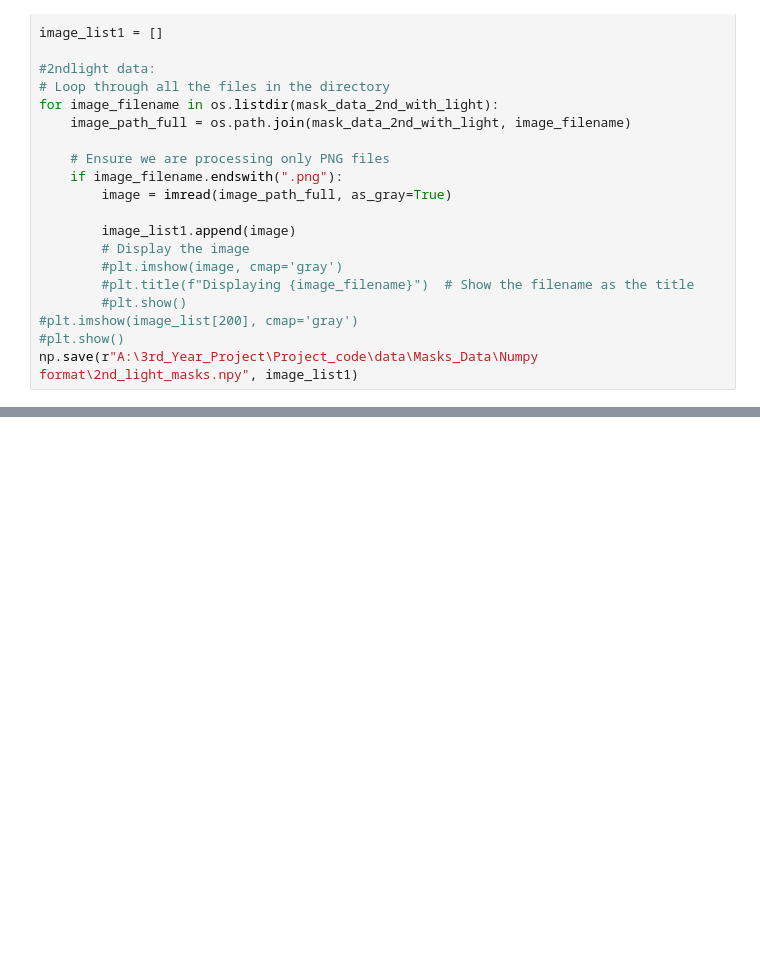
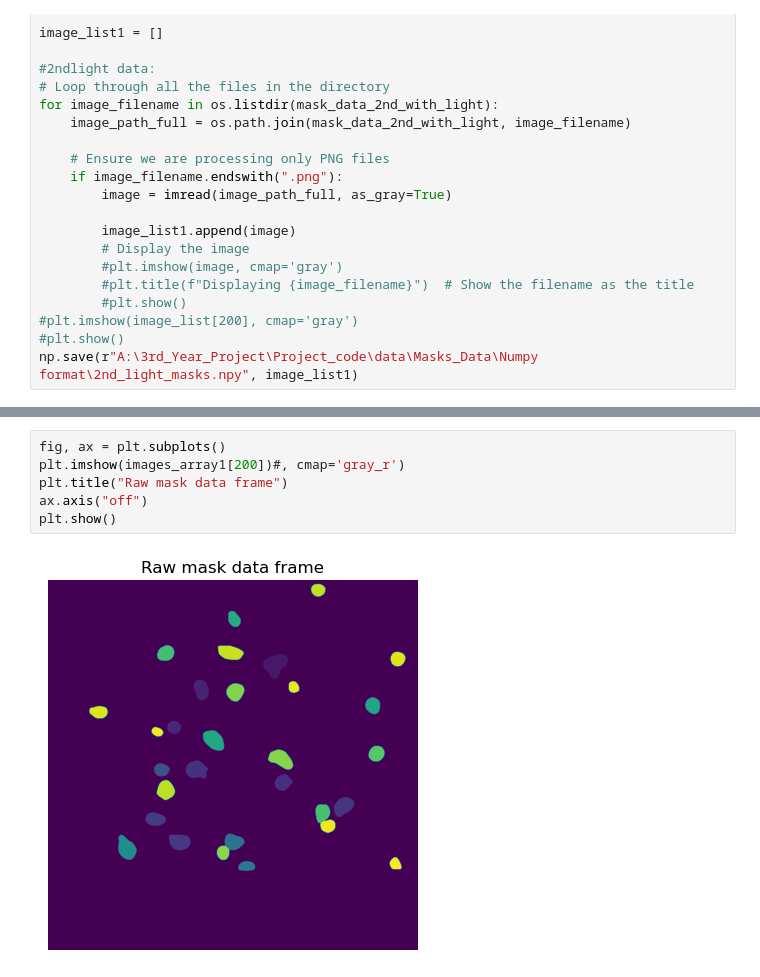
Before and after one commit to Phb22rr/3rd-year-project, a Jupyter notebook: 2. MaskData.ipynb, the cells around one changed output, grey strips where cells are left out. Drawn from its saved outputs; the diff is of its cells as text; blank space fills up the shorter version.

```diff
--- a/2. MaskData.ipynb
+++ b/2. MaskData.ipynb
@@ -87,2 +90,10 @@ print(images_array1.shape)
 (600, 1200, 1200)
 (300, 1200, 1200)
+# %%
+fig, ax = plt.subplots()
+plt.imshow(images_array1[200])#, cmap='gray_r')
+plt.title("Raw mask data frame")
+ax.axis("off")
+plt.show()
+# %% [output]
+[figure, added]
```
Also changed, not shown: parts of 2 cells of this notebook, 4 other files.
